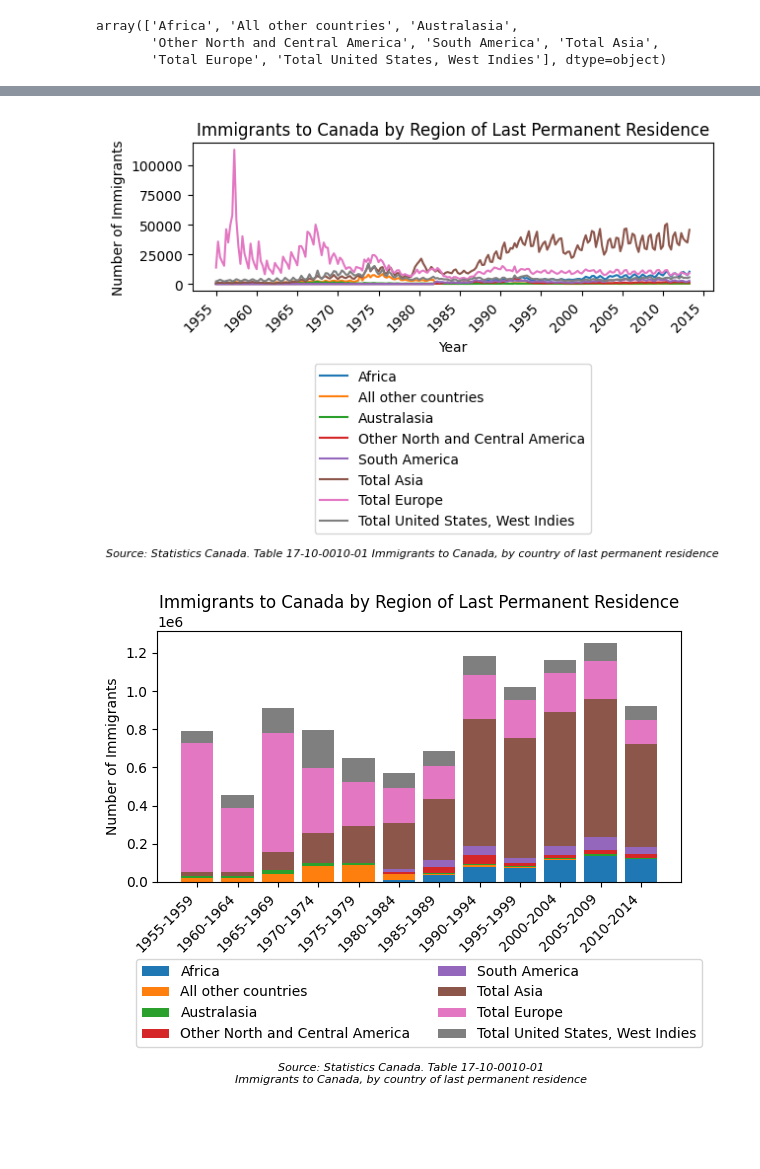
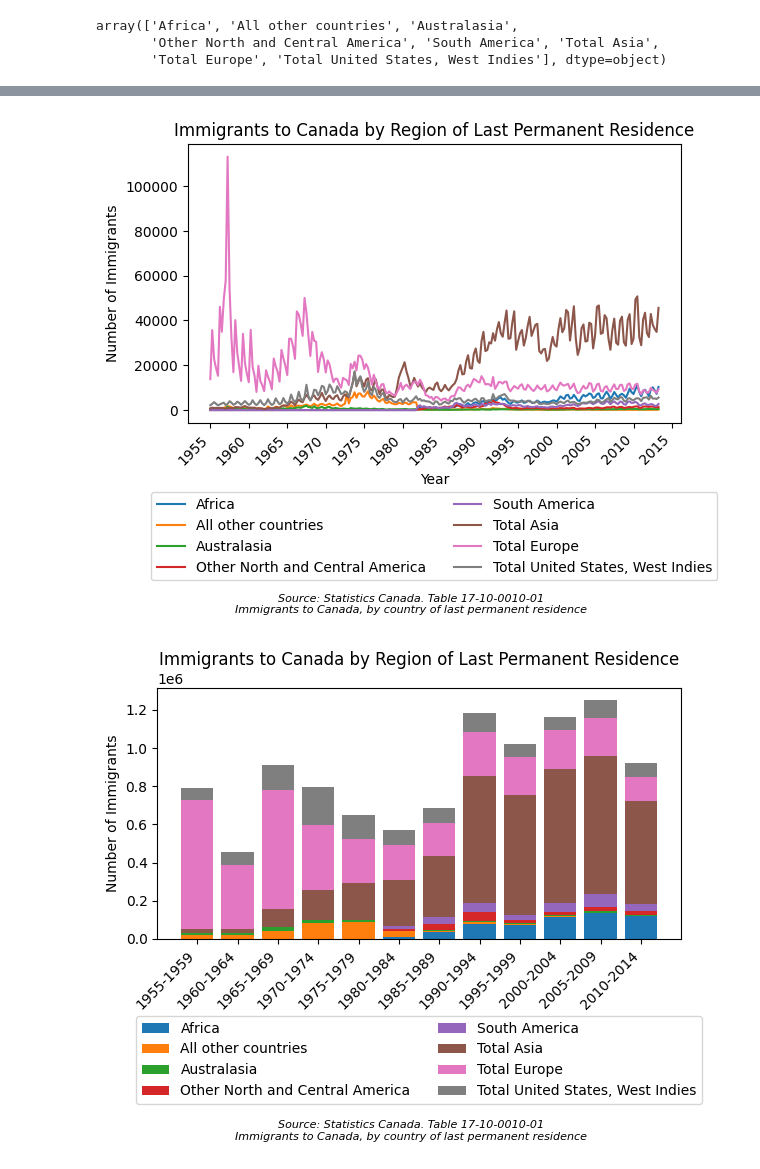
Before and after one commit to yrmo/gcinfo, a Jupyter notebook: immigrants-country-of-origin-1955-2013.ipynb, the cells around one changed output, grey strips where cells are left out. Saved outputs shown, nothing was run; the diff lists cells and outputs as text; code cells hidden in the pictures; blank space fills up the shorter version.

Commit message:
Split legend into two columns in immigrants country of origin

```diff
--- a/immigrants-country-of-origin-1955-2013.ipynb
+++ b/immigrants-country-of-origin-1955-2013.ipynb
@@ -352,18 +352,18 @@ import matplotlib.pyplot as plt
 import pandas as pd
 import matplotlib.dates as mdates
 
-# Start from the dataframe (regions are columns, dates live in the index)
-df = df_origin_simple_filtered_plot.copy()
+# Work on a fresh copy so the original dataframe is left untouched
+df_immigrants_line = df_origin_simple_filtered_plot.copy()
 
 # Move the index into a normal column so we can clean it
-df = df.reset_index()
+df_immigrants_line = df_immigrants_line.reset_index()
 
 # The first column now holds the dates (and possibly a "REF_DATE" header row)
-date_col = df.columns[0]
+date_col = df_immigrants_line.columns[0]
 
 # Keep only rows that look like real dates
-mask = df[date_col].astype(str).str.contains("-", na=False)
-df_clean = df.loc[mask].copy()
+mask = df_immigrants_line[date_col].astype(str).str.contains("-", na=False)
+df_clean = df_immigrants_line.loc[mask].copy()
 
 # Rename cleanly
 df_clean = df_clean.rename(columns={date_col: "date"})
@@ -397,39 +397,39 @@ ax.set_xlabel("Year")
 ax.set_ylabel("Number of Immigrants")
 
 # Show a year label roughly every 5 years so the axis is readable
 ax.xaxis.set_major_locator(mdates.YearLocator(base=5))
 ax.xaxis.set_major_formatter(mdates.DateFormatter("%Y"))
 
 # ===== easy vertical controls =====
-legend_y = -0.45         # move legend up/down (more negative = lower)
-source_y = 0.05         # move source up/down
-bottom_margin = 0.42      # how much space to leave under the plot
+legend_y = -0.225         # move legend up/down (more negative = lower)
+source_y = -0.055         # move source up/down
+bottom_margin = 0.38     # how much space to leave under the plot
 # ==================================
 
 ax.legend(
     title=None,
     loc="upper center",
     bbox_to_anchor=(0.5, legend_y),
-    ncol=1,
+    ncol=2,
     frameon=True
 )
 
 plt.xticks(rotation=45, ha="right")
 
 plt.subplots_adjust(bottom=bottom_margin)
 
 plt.figtext(
     0.5, source_y,
-    "Source: Statistics Canada. Table 17-10-0010-01 Immigrants to Canada, by country of last permanent residence",
+    "Source: Statistics Canada. Table 17-10-0010-01\nImmigrants to Canada, by country of last permanent residence",
     ha="center",
     fontsize=8,
     style="italic"
 )
 
 plt.tight_layout()
 plt.show()
 # %% [output]
-[figure, old version]
+[figure, new version]
 # %%
 import matplotlib.pyplot as plt
 import pandas as pd
```
